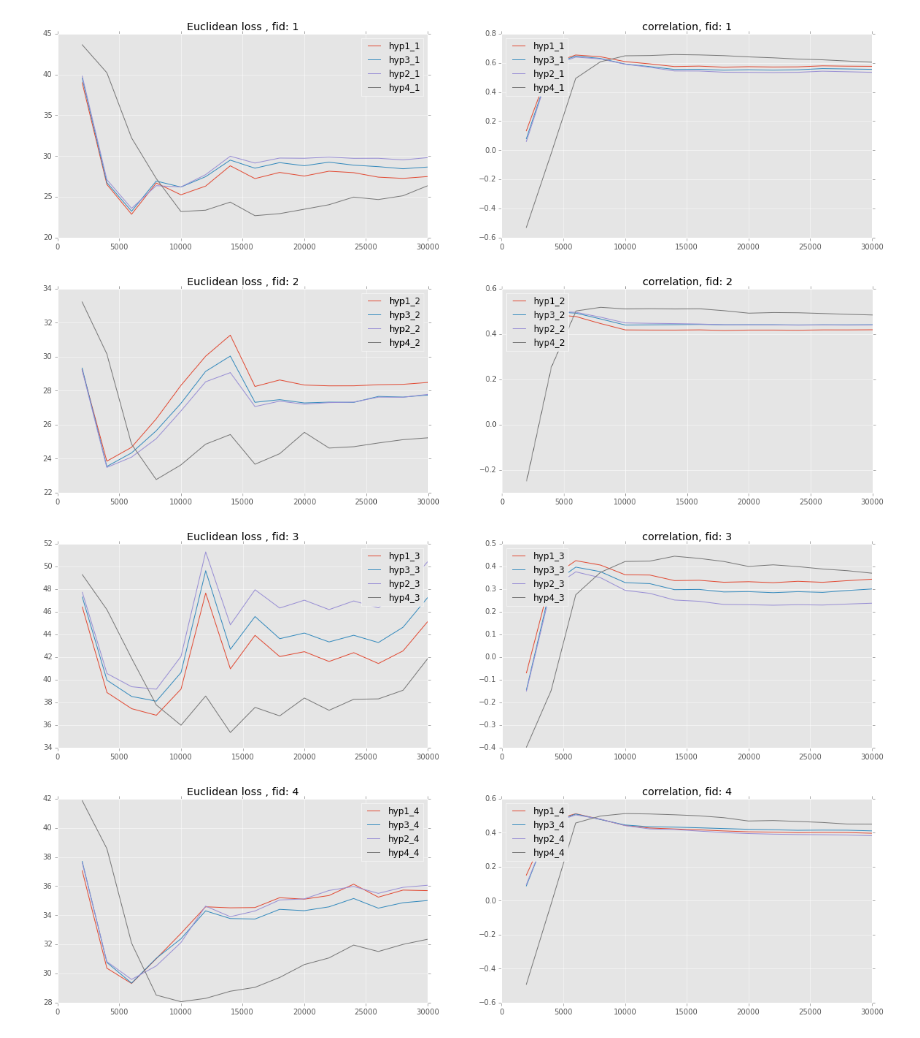
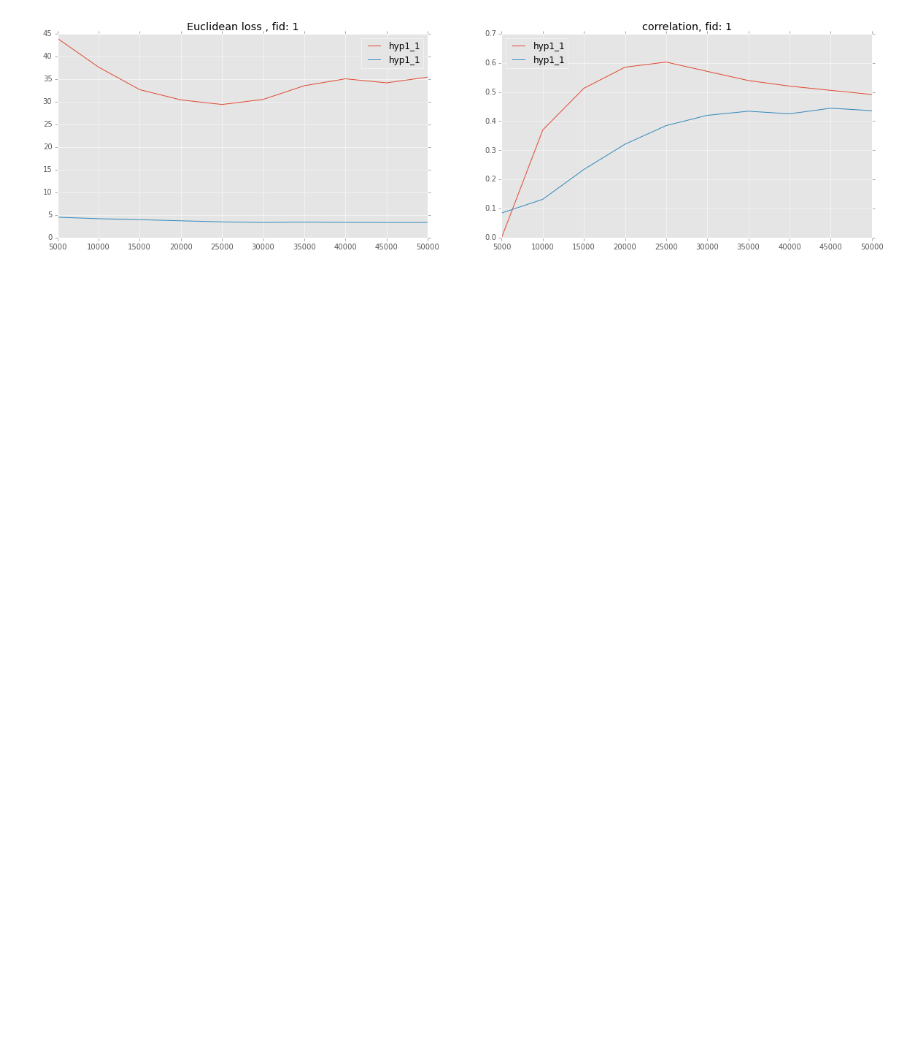
Before and after one commit to TIGRLab/NI-ML, a Jupyter notebook: models/notebooks/Caffe_API_ADNI.ipynb, the cells around one changed output. Saved outputs shown, nothing was run; the diff lists cells and outputs as text; code cells hidden in the pictures; blank space fills up the shorter version.

```diff
--- a/models/notebooks/Caffe_API_ADNI.ipynb
+++ b/models/notebooks/Caffe_API_ADNI.ipynb
@@ -370,8 +512,8 @@ Iteration: 3500, train loss(batch, sum): (43.0978317261,88.3342897699), test los
 # %%
-modality = 'HC_CT'
-pkl_file = open(baseline_dir + 'API/CV_perf/{}'.format(modality), 'rb')
-CV_perf = pickle.load(pkl_file)
-pkl_file.close()
+# modality = 'HC_CT'
+# pkl_file = open(baseline_dir + 'API/CV_perf/{}'.format(modality), 'rb')
+# CV_perf = pickle.load(pkl_file)
+# pkl_file.close()
 # %%
 # plot train loss and acc
 plt.rcParams['figure.figsize'] = (25, 30)
@@ -482,24 +691,23 @@ X_out.shape: (67, 1)
 .
 # %%
-n_configs = len(fold_r)
 plt.rcParams['figure.figsize'] = (20, 5)
 n_rows = 1
 n_cols = 2
 pid = 1
-for hype_fid in fold_euLoss.keys():
-    hype = int(hype_fid.split('_')[0][3])
-    fid = int(hype_fid.split('_')[1])
-    plt.figure(fid)
-    plt.subplot(n_rows,n_cols,1)
-    plt.plot(np.arange(snap_start,niter+1,snap_interval),fold_euLoss[hype_fid],label=hype_fid)
-    plt.title('Euclidean loss , fid: {}'.format(fid))
-    plt.legend()
-    plt.subplot(n_rows,n_cols,2)
-    plt.plot(np.arange(snap_start,niter+1,snap_interval),fold_r[hype_fid],label=hype_fid)
-    plt.title('correlation, fid: {}'.format(fid))
-    plt.legend(loc=2)
+euLosses = [fold_euLoss_adas13,fold_euLoss_mmse]
+corrs = [fold_r_adas13,fold_r_mmse]
+for fold_euLoss, fold_r in zip(euLosses, corrs):
+    for hype_fid in fold_euLoss.keys():
+        hype = int(hype_fid.split('_')[0][3])
+        fid = int(hype_fid.split('_')[1])
+        plt.figure(fid)
+        plt.subplot(n_rows,n_cols,1)
+        plt.plot(np.arange(snap_start,niter+1,snap_interval),fold_euLoss[hype_fid],label=hype_fid)
+        plt.title('Euclidean loss , fid: {}'.format(fid))
+        plt.legend()
+        plt.subplot(n_rows,n_cols,2)
+        plt.plot(np.arange(snap_start,niter+1,snap_interval),fold_r[hype_fid],label=hype_fid)
+        plt.title('correlation, fid: {}'.format(fid))
+        plt.legend(loc=2)
 # %% [output]
-[figure, old version]
+[figure, new version]
-[figure, removed]
-[figure, removed]
-[figure, removed]
```
Also changed, not shown: parts of 25 cells of this notebook, 9 other files.
